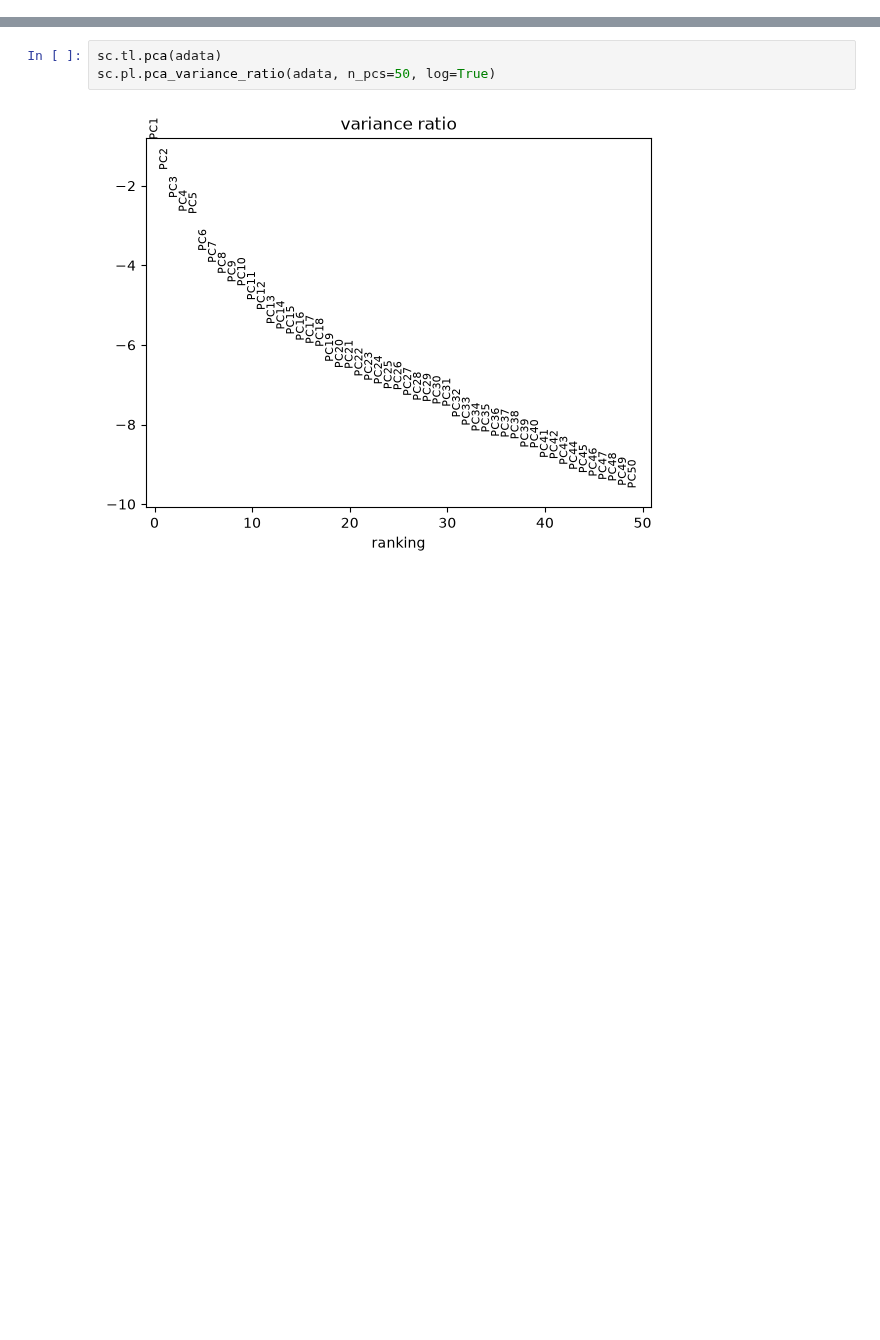
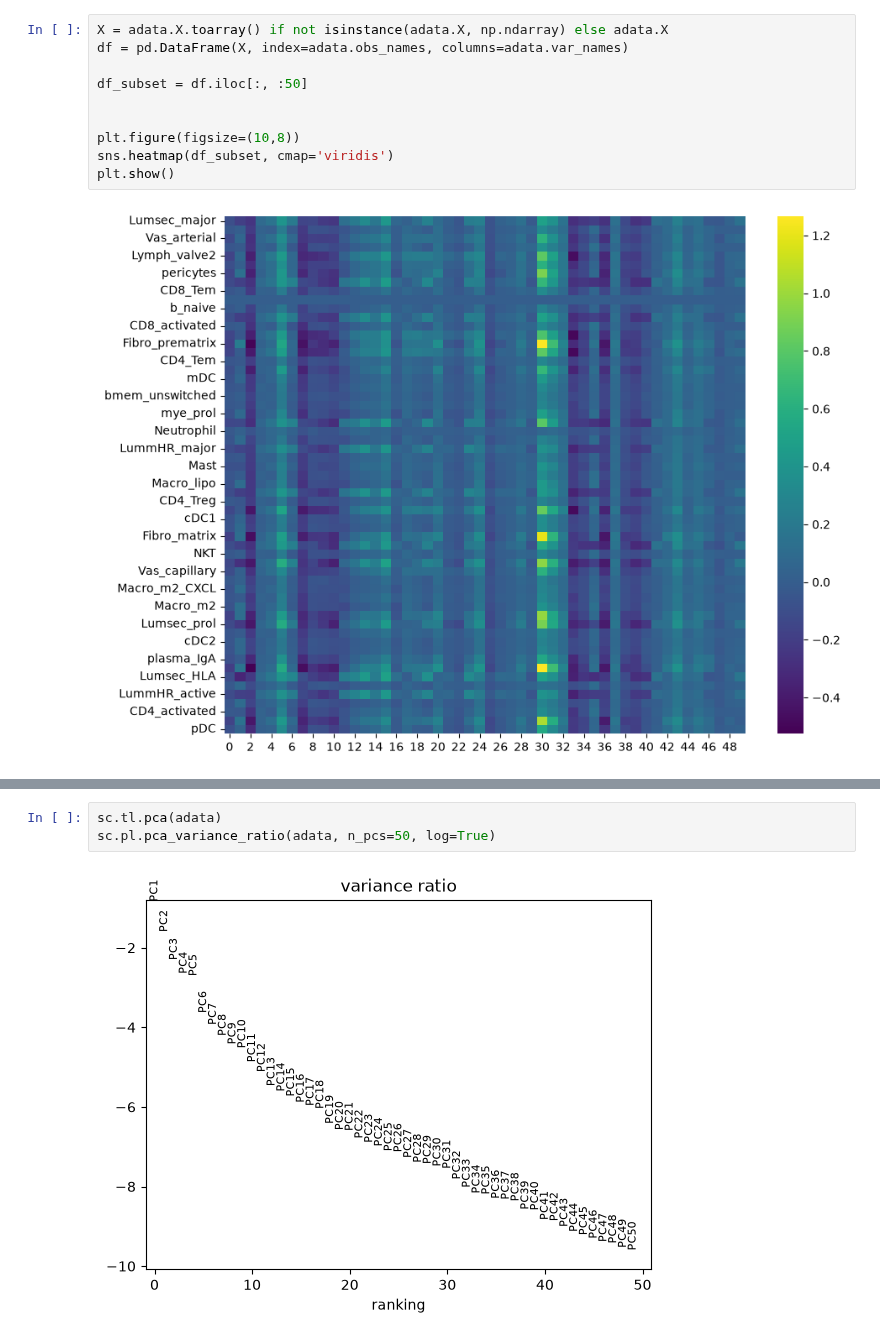
Before and after one commit to eirikhoye/action_var, a Jupyter notebook: workflow/notebooks/analyze_expecto_bridges34.ipynb, the cells around one changed output, grey strips where cells are left out. Saved outputs shown, nothing was run; the diff lists cells and outputs as text; blank space fills up the shorter version.

```diff
--- a/workflow/notebooks/analyze_expecto_bridges34.ipynb
+++ b/workflow/notebooks/analyze_expecto_bridges34.ipynb
@@ -32,0 +38,12 @@ adata.var = pd.merge(adata.var, meta_resolved, on='SNP')
+# %%
+X = adata.X.toarray() if not isinstance(adata.X, np.ndarray) else adata.X
+df = pd.DataFrame(X, index=adata.obs_names, columns=adata.var_names)
+
+df_subset = df.iloc[:, :50]
+
+
+plt.figure(figsize=(10,8))
+sns.heatmap(df_subset, cmap='viridis')
+plt.show()
+# %% [output]
+[figure, added]
```
Also changed, not shown: parts of 7 cells of this notebook, 1 other file.
